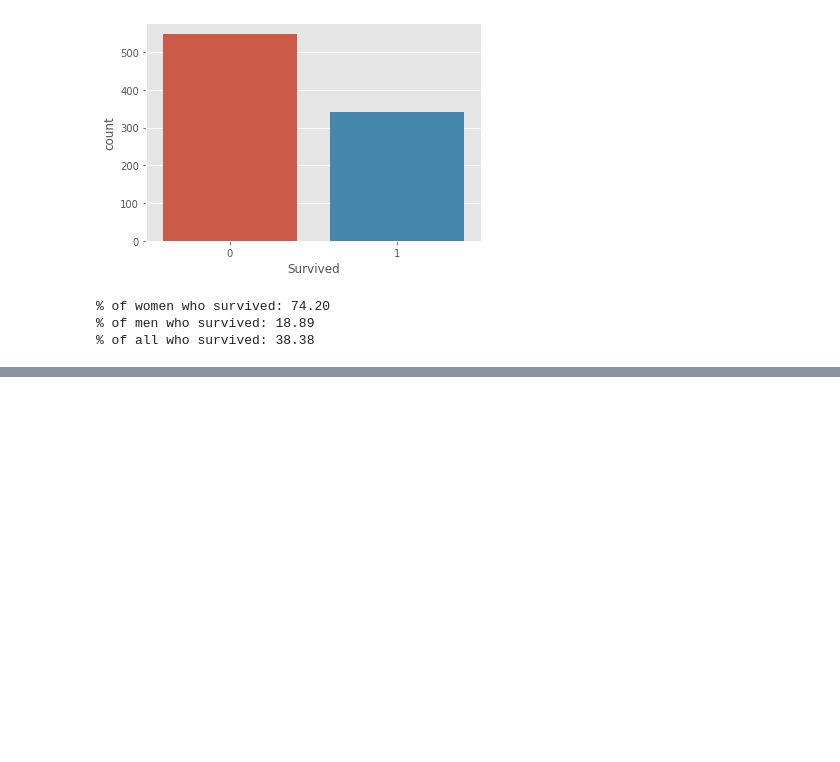
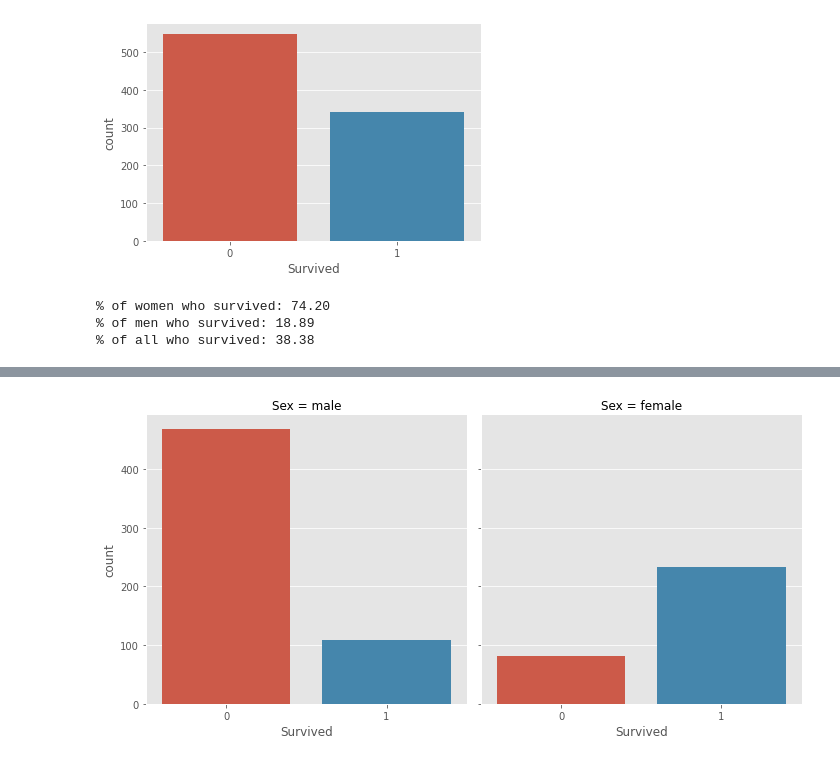
Before and after one commit to cgoeser1/MSDS422_course_assignments, a Jupyter notebook: Titanic(2021OCT17).ipynb, the cells around one changed output, grey strips where cells are left out. Cells and saved outputs as stored; diff of their text form; code cells hidden in the pictures; blank space fills up the shorter version.

```diff
--- a/Titanic(2021OCT17).ipynb
+++ b/Titanic(2021OCT17).ipynb
@@ -152,0 +182,5 @@ print(f"{rate_women} {rate_men} {rate_all}")
+# %%
+## look at the percentages visually
+sns.catplot(x='Survived', col='Sex', kind='count', data=train);
+# %% [output]
+[figure, added]
```
Also changed, not shown: parts of 21 cells of this notebook.
